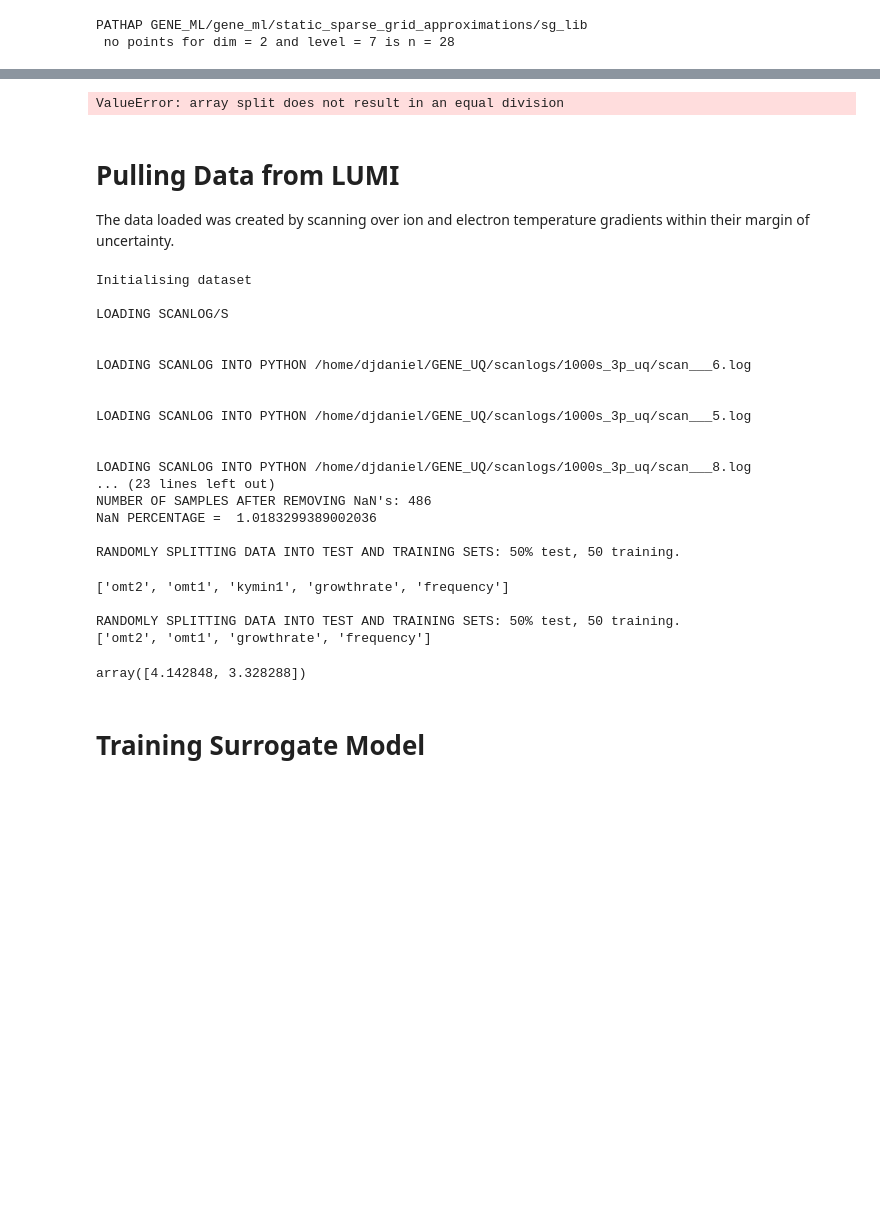
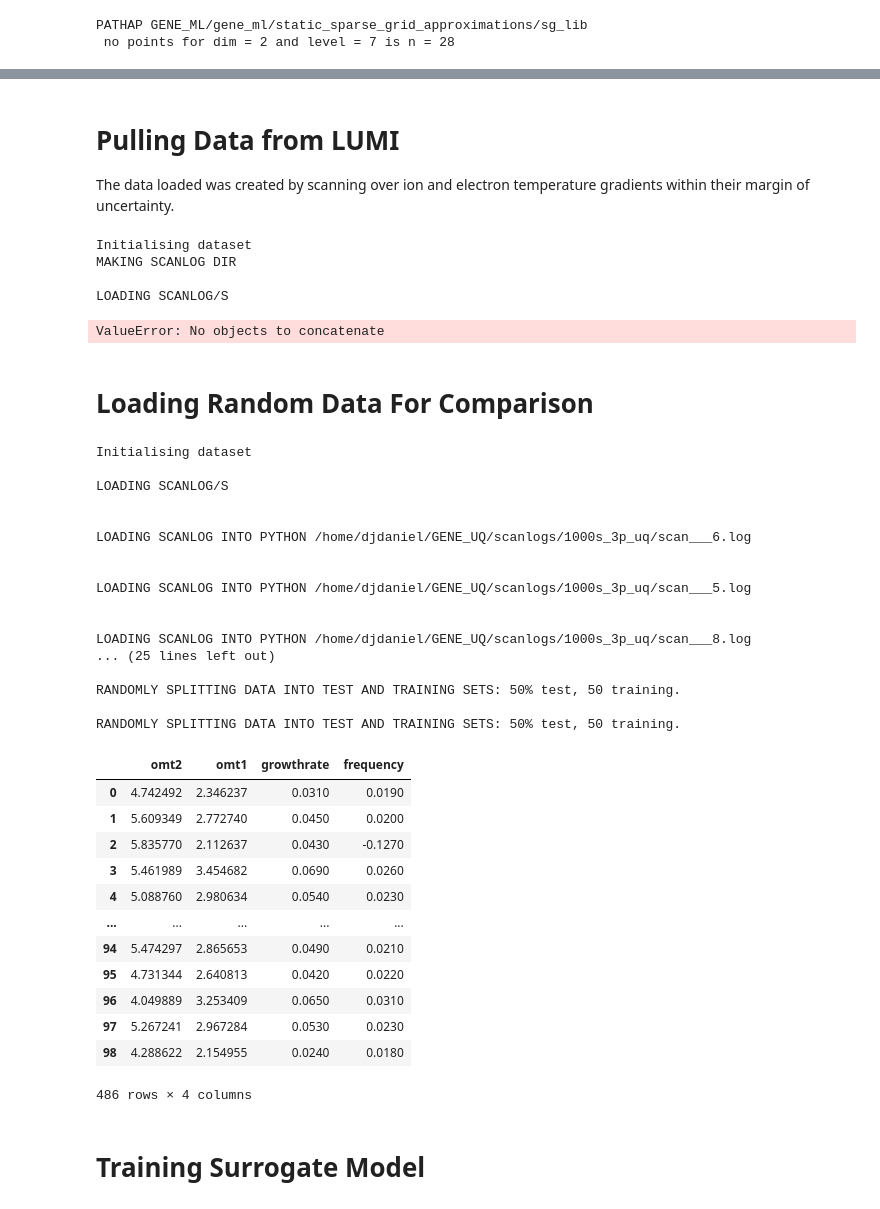
Before and after one commit to DanHarJor/GENE_UQ, a Jupyter notebook: staticSG.ipynb, the cells around one changed output, grey strips where cells are left out. Drawn from its saved outputs; the diff is of its cells as text; code cells hidden in the pictures; blank space fills up the shorter version.

```diff
--- a/staticSG.ipynb
+++ b/staticSG.ipynb
@@ -61,4 +60,0 @@ print(sampler.samples)
-# %%
-executor.start_runs()
-# %% [output]
-ValueError: array split does not result in an equal division
@@ -66,49 +64,76 @@ ValueError: array split does not result in an equal division
 # Pulling Data from LUMI
 
 The data loaded was created by scanning over ion and electron temperature gradients within their margin of uncertainty.
+# %%
+from GENE_ML.gene_ml.dataset.ScanData import ScanData
+from GENE_ML.gene_ml.parsers.GENEparser import GENE_scan_parser
+
+parser = GENE_scan_parser()
+
+host = 'lumi'
+data_name = f'SSG_{len(sampler.samples)}s_{len(parameters)}p_uq'#'1000s_2p_uq'
+test_percentage=0
+# data_set = ScanData(data_name, parser, host, remote_path=remote_save_dir, test_percentage=test_percentage)
+
+#If the data is already loaded from the remote to local .../scanlogs/<data_name> then the host and remote path can be ommitted
+SSG_data = ScanData(data_name, parser, test_percentage=test_percentage)
+# %% [output]
+Initialising dataset
+MAKING SCANLOG DIR
+
+LOADING SCANLOG/S
+ValueError: No objects to concatenate
+# %% [markdown]
+# Loading Random Data For Comparison
 # %%
 from GENE_ML.gene_ml.dataset.ScanData import ScanData
 from GENE_ML.gene_ml.parsers.GENEparser import GENE_scan_parser
 
+
 parser = GENE_scan_parser()
 
 host = 'lumi'
-data_name = f'{num_samples}s_{len(parameters)}p_uq'#'1000s_2p_uq'
+#data_name = f'{num_samples}s_{len(parameters)}p_uq'#'1000s_2p_uq'
+data_name = '1000s_3p_uq'
 test_percentage=50
 # data_set = ScanData(data_name, parser, host, remote_path=remote_save_dir, test_percentage=test_percentage)
 
 #If the data is already loaded from the remote to local .../scanlogs/<data_name> then the host and remote path can be ommitted
-data_set = ScanData(data_name, parser, test_percentage=test_percentage)
+random_data = ScanData(data_name, parser, test_percentage=test_percentage)
+
+random_data.remove_parameter('kymin1')
+random_data.df
 # %% [output]
 Initialising dataset
 
 LOADING SCANLOG/S
 
 
 LOADING SCANLOG INTO PYTHON /home/djdaniel/GENE_UQ/scanlogs/1000s_3p_uq/scan___6.log
 
 
 LOADING SCANLOG INTO PYTHON /home/djdaniel/GENE_UQ/scanlogs/1000s_3p_uq/scan___5.log
 
 
 LOADING SCANLOG INTO PYTHON /home/djdaniel/GENE_UQ/scanlogs/1000s_3p_uq/scan___8.log
-... (23 lines left out)
-NUMBER OF SAMPLES AFTER REMOVING NaN's: 486
-NaN PERCENTAGE =  1.0183299389002036
+... (25 lines left out)
 
 RANDOMLY SPLITTING DATA INTO TEST AND TRAINING SETS: 50% test, 50 training.
+
+RANDOMLY SPLITTING DATA INTO TEST AND TRAINING SETS: 50% test, 50 training.
+|  | omt2 | omt1 | growthrate | frequency |
+| 0 | 4.742492 | 2.346237 | 0.0310 | 0.0190 |
+| 1 | 5.609349 | 2.772740 | 0.0450 | 0.0200 |
+| 2 | 5.835770 | 2.112637 | 0.0430 | -0.1270 |
+| 3 | 5.461989 | 3.454682 | 0.0690 | 0.0260 |
+| 4 | 5.088760 | 2.980634 | 0.0540 | 0.0230 |
+| ... | ... | ... | ... | ... |
+| 94 | 5.474297 | 2.865653 | 0.0490 | 0.0210 |
+| 95 | 4.731344 | 2.640813 | 0.0420 | 0.0220 |
+| 96 | 4.049889 | 3.253409 | 0.0650 | 0.0310 |
+| 97 | 5.267241 | 2.967284 | 0.0530 | 0.0230 |
+| 98 | 4.288622 | 2.154955 | 0.0240 | 0.0180 |
+486 rows × 4 columns
-# %%
-print(data_set.head)
-data_set.remove_parameter('kymin1')
-print(data_set.head)
-data_set.df
-data_set.x_train[1]
-# %% [output]
-['omt2', 'omt1', 'kymin1', 'growthrate', 'frequency']
-
-RANDOMLY SPLITTING DATA INTO TEST AND TRAINING SETS: 50% test, 50 training.
-['omt2', 'omt1', 'growthrate', 'frequency']
-array([4.142848, 3.328288])
 # %% [markdown]
 # Training Surrogate Model
 # %%
```
Also changed, not shown: parts of 4 cells of this notebook, 1 other file.
